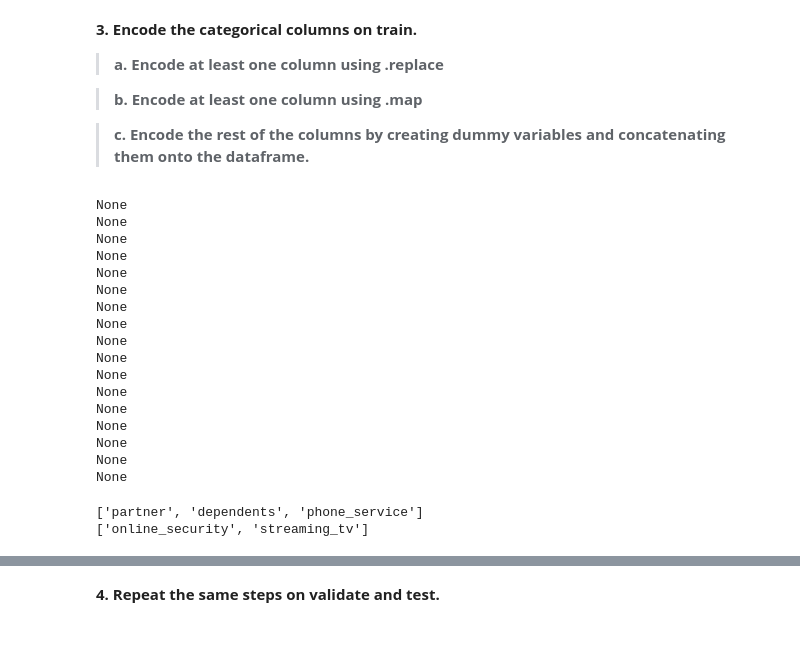
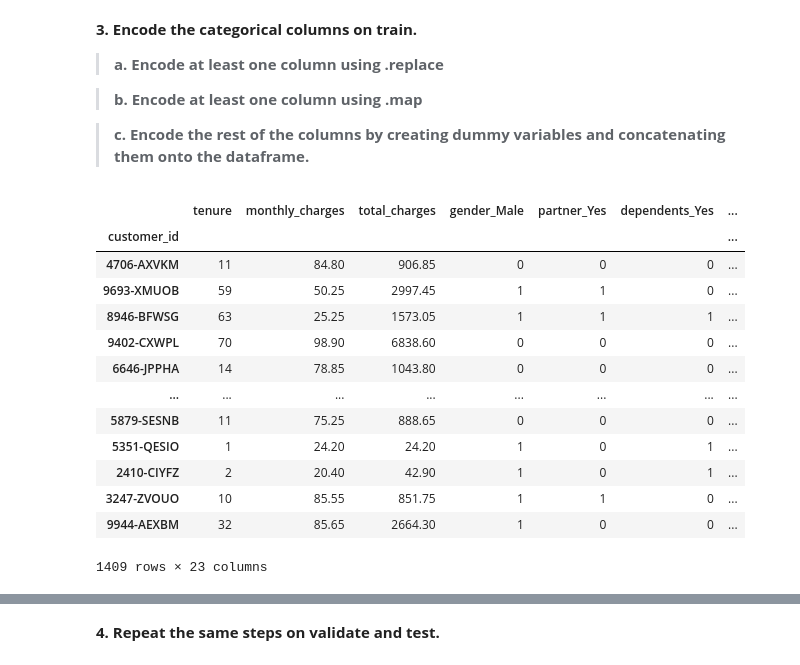
Before and after one commit to rabeka-branham/classification-exercises, a Jupyter notebook: modeling.ipynb, the cells around one changed output, grey strips where cells are left out. Cells and saved outputs as stored; diff of their text form; code cells hidden in the pictures; blank space fills up the shorter version.

```diff
--- a/modeling.ipynb
+++ b/modeling.ipynb
@@ -136,41 +150,41 @@ memory usage: 693.2+ KB
 > **b. Encode at least one column using .map**
 
 > **c. Encode the rest of the columns by creating dummy variables and concatenating them onto the dataframe.**
+# %%
+def preprocess_telco(train, validate, test):
+    encoded_df = []
+
+    for df in [train, validate, test]:
+        yes_no_columns = ['multiple_lines', 'online_security', 'online_backup', 'device_protection', 'tech_support', 'streaming_tv', 'streaming_movies']
+
+        for col in yes_no_columns:
+            df[col] = np.where(df[col] == 'Yes', 'Yes', 'No')
+
+        encoded_columns = df.columns[df.nunique() < 10].tolist()
+
+        df_encoded_columns = pd.get_dummies(df[encoded_columns], drop_first=True).astype(int)
+        df = pd.concat([df, df_encoded_columns], axis=1).drop(columns=encoded_columns)
+        encoded_df.append(df)
+
+    return encoded_df
 # %%
-for col in telco_train.columns:
-    if telco_train[col].nunique() < 10:
-        print(telco_train[col].unique().tolist().sort())
-        telco_train[col].unique().tolist().sort()
+telco_train_encoded,\
+telco_validate_encoded,\
+telco_test_encoded = preprocess_telco(telco_train,telco_validate,telco_test)
-# %% [output]
-None
-None
-None
-None
-None
-None
-None
-None
-None
-None
-None
-None
-None
-None
-None
-None
-None
 # %%
-yes_no_columns = []
-yes_no_nointernet_columns = []
-
-for col in telco_train:
-    if telco_train[col].unique().tolist() == ['Yes','No']:
-        yes_no_columns.append(col)
-    elif telco_train[col].unique().tolist() == ['Yes', 'No', 'No internet service']:
-        yes_no_nointernet_columns.append(col)
-
-print(yes_no_columns)
-print(yes_no_nointernet_columns)
+telco_test_encoded
 # %% [output]
+|  | tenure | monthly_charges | total_charges | gender_Male | partner_Yes | dependents_Yes | ... |
+| customer_id |  |  |  |  |  |  | ... |
+| 4706-AXVKM | 11 | 84.80 | 906.85 | 0 | 0 | 0 | ... |
+| 9693-XMUOB | 59 | 50.25 | 2997.45 | 1 | 1 | 0 | ... |
+| 8946-BFWSG | 63 | 25.25 | 1573.05 | 1 | 1 | 1 | ... |
+| 9402-CXWPL | 70 | 98.90 | 6838.60 | 0 | 0 | 0 | ... |
+| 6646-JPPHA | 14 | 78.85 | 1043.80 | 0 | 0 | 0 | ... |
+| ... | ... | ... | ... | ... | ... | ... | ... |
+| 5879-SESNB | 11 | 75.25 | 888.65 | 0 | 0 | 0 | ... |
+| 5351-QESIO | 1 | 24.20 | 24.20 | 1 | 0 | 1 | ... |
+| 2410-CIYFZ | 2 | 20.40 | 42.90 | 1 | 0 | 1 | ... |
+| 3247-ZVOUO | 10 | 85.55 | 851.75 | 1 | 1 | 0 | ... |
+| 9944-AEXBM | 32 | 85.65 | 2664.30 | 1 | 0 | 0 | ... |
-['partner', 'dependents', 'phone_service']
-['online_security', 'streaming_tv']
+1409 rows × 23 columns
```
Also changed, not shown: parts of 13 cells of this notebook, 5 other files.
